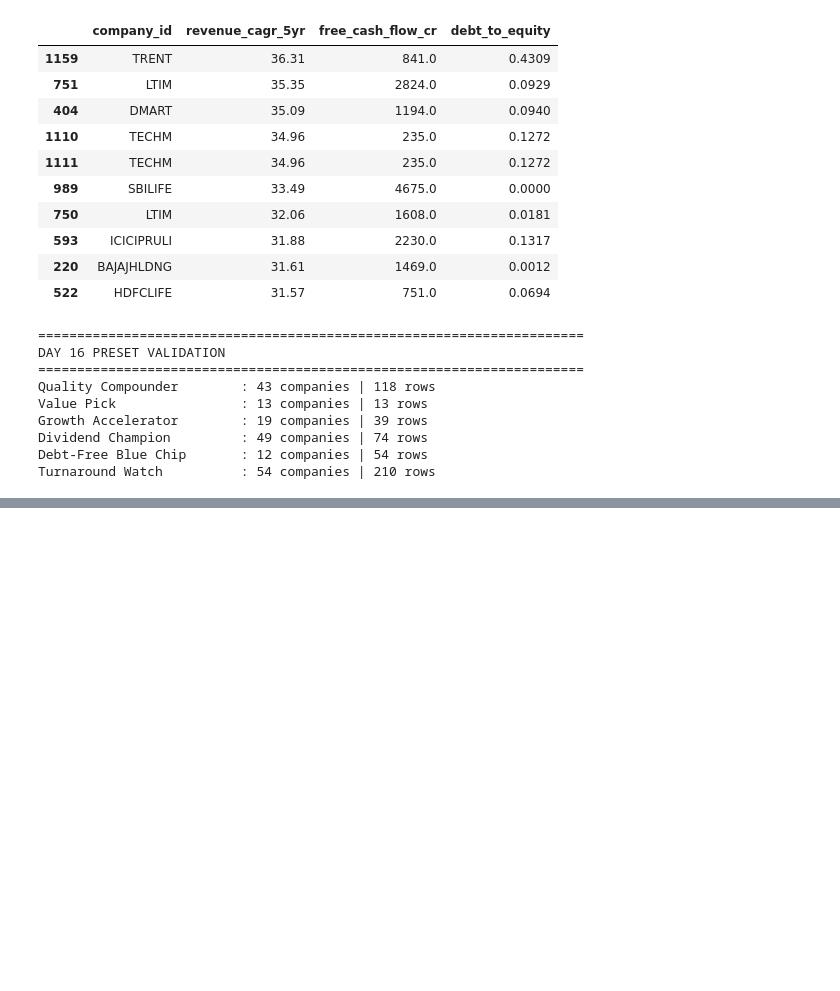
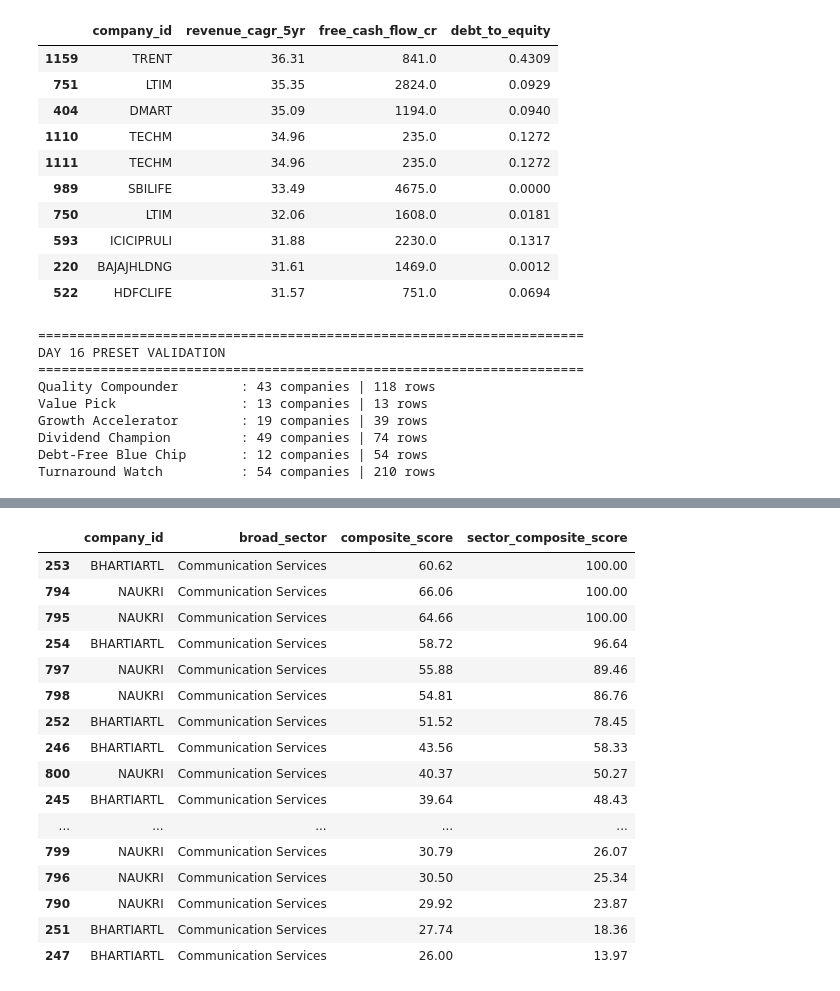
Before and after one commit to padmawararush9-del/n100-financial-intelligence-platform, a Jupyter notebook: Untitled5.ipynb, the cells around one changed output, grey strips where cells are left out. Cells and saved outputs as stored; diff of their text form; code cells hidden in the pictures; blank space fills up the shorter version.

Commit message:
Day 17: Implement composite scoring and Excel export

```diff
--- a/Untitled5.ipynb
+++ b/Untitled5.ipynb
@@ -587,0 +591,2 @@ Turnaround Watch          : 54 companies | 210 rows
+# %%
+conn = sqlite3.connect("data/nifty100.db")
@@ -587,0 +671,10 @@ Turnaround Watch          : 54 companies | 210 rows
+# %%
+df["cfo_pat_ratio"] = (
+    df["cash_from_operations_cr"] /
+    df["net_profit"]
+)
+
+df["cfo_pat_ratio"] = df["cfo_pat_ratio"].replace(
+    [np.inf, -np.inf],
+    np.nan
+)
@@ -587,0 +771,7 @@ Turnaround Watch          : 54 companies | 210 rows
+# %%
+df["composite_score"] = (
+    df["profitability_score"] +
+    df["cash_quality_score"] +
+    df["growth_score"] +
+    df["leverage_score"]
+).round(2)
@@ -587,0 +807,44 @@ Turnaround Watch          : 54 companies | 210 rows
+# %%
+def sector_normalize(group):
+    p10 = group.quantile(0.10)
+    p90 = group.quantile(0.90)
+
+    group = group.clip(lower=p10, upper=p90)
+
+    return ((group - p10) / (p90 - p10) * 100).fillna(0).clip(0, 100)
+
+df["sector_composite_score"] = (
+    df.groupby("broad_sector")["composite_score"]
+      .transform(sector_normalize)
+      .round(2)
+)
+# %%
+df[
+    [
+        "company_id",
+        "broad_sector",
+        "composite_score",
+        "sector_composite_score"
+    ]
+].sort_values(
+    ["broad_sector", "sector_composite_score"],
+    ascending=[True, False]
+).head(20)
+# %% [output]
+|  | company_id | broad_sector | composite_score | sector_composite_score |
+| 253 | BHARTIARTL | Communication Services | 60.62 | 100.00 |
+| 794 | NAUKRI | Communication Services | 66.06 | 100.00 |
+| 795 | NAUKRI | Communication Services | 64.66 | 100.00 |
+| 254 | BHARTIARTL | Communication Services | 58.72 | 96.64 |
+| 797 | NAUKRI | Communication Services | 55.88 | 89.46 |
+| 798 | NAUKRI | Communication Services | 54.81 | 86.76 |
+| 252 | BHARTIARTL | Communication Services | 51.52 | 78.45 |
+| 246 | BHARTIARTL | Communication Services | 43.56 | 58.33 |
+| 800 | NAUKRI | Communication Services | 40.37 | 50.27 |
+| 245 | BHARTIARTL | Communication Services | 39.64 | 48.43 |
+| ... | ... | ... | ... | ... |
+| 799 | NAUKRI | Communication Services | 30.79 | 26.07 |
+| 796 | NAUKRI | Communication Services | 30.50 | 25.34 |
+| 790 | NAUKRI | Communication Services | 29.92 | 23.87 |
+| 251 | BHARTIARTL | Communication Services | 27.74 | 18.36 |
+| 247 | BHARTIARTL | Communication Services | 26.00 | 13.97 |
```
Also changed, not shown: parts of 13 cells of this notebook.
